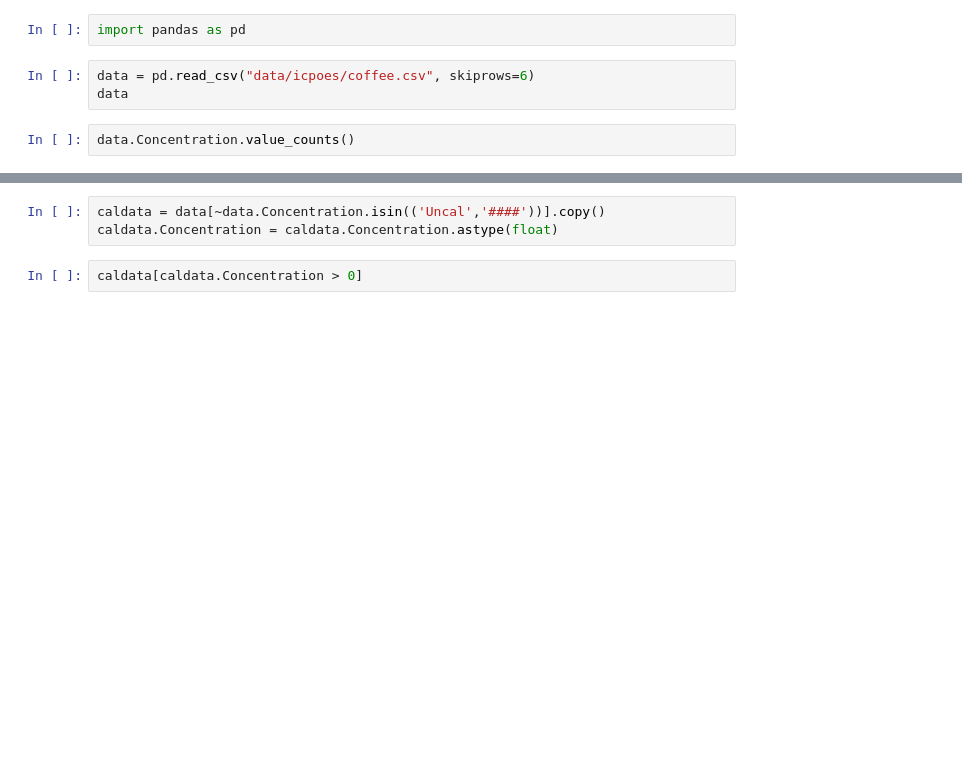
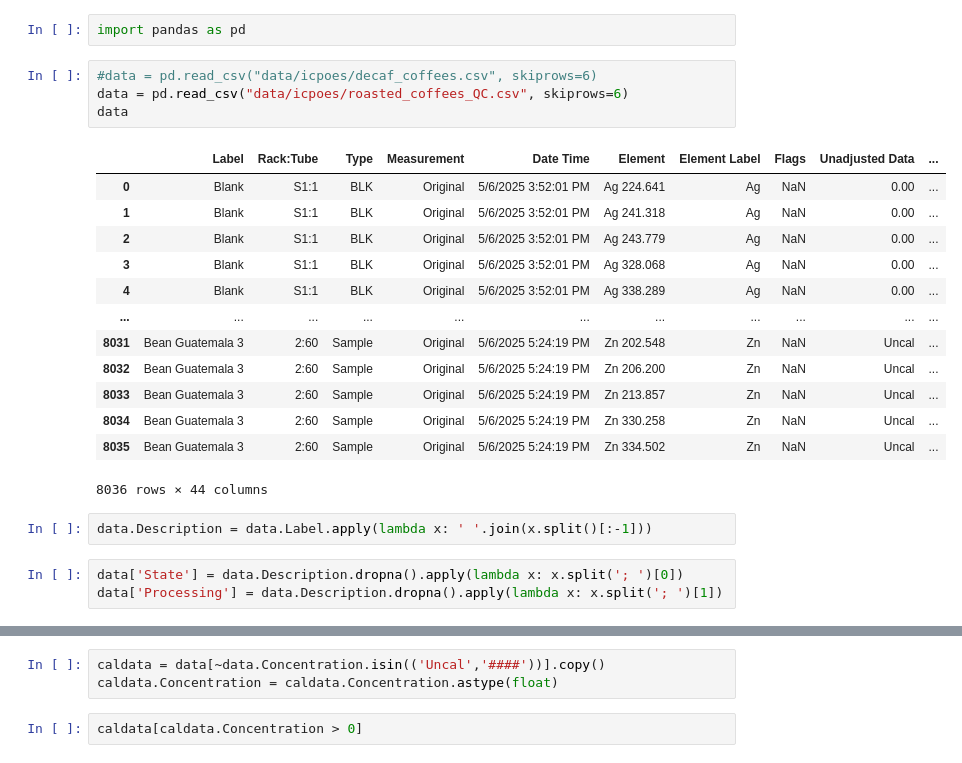
Before and after one commit to AgentschapPlantentuinMeise/MeiseCSI, a Jupyter notebook: notebooks/element_analysis.ipynb, the cells around one changed output, grey strips where cells are left out. Drawn from its saved outputs; the diff is of its cells as text; blank space fills up the shorter version.

```diff
--- a/notebooks/element_analysis.ipynb
+++ b/notebooks/element_analysis.ipynb
@@ -1,9 +1,27 @@
 # %%
 import pandas as pd
 # %%
-data = pd.read_csv("data/icpoes/coffee.csv", skiprows=6)
+#data = pd.read_csv("data/icpoes/decaf_coffees.csv", skiprows=6)
+data = pd.read_csv("data/icpoes/roasted_coffees_QC.csv", skiprows=6)
 data
+# %% [output]
+|  | Label | Rack:Tube | Type | Measurement | Date Time | Element | Element Label | Flags | Unadjusted Data | ... |
+| 0 | Blank | S1:1 | BLK | Original | 5/6/2025 3:52:01 PM | Ag 224.641 | Ag | NaN | 0.00 | ... |
+| 1 | Blank | S1:1 | BLK | Original | 5/6/2025 3:52:01 PM | Ag 241.318 | Ag | NaN | 0.00 | ... |
+| 2 | Blank | S1:1 | BLK | Original | 5/6/2025 3:52:01 PM | Ag 243.779 | Ag | NaN | 0.00 | ... |
+| 3 | Blank | S1:1 | BLK | Original | 5/6/2025 3:52:01 PM | Ag 328.068 | Ag | NaN | 0.00 | ... |
+| 4 | Blank | S1:1 | BLK | Original | 5/6/2025 3:52:01 PM | Ag 338.289 | Ag | NaN | 0.00 | ... |
+| ... | ... | ... | ... | ... | ... | ... | ... | ... | ... | ... |
+| 8031 | Bean Guatemala 3 | 2:60 | Sample | Original | 5/6/2025 5:24:19 PM | Zn 202.548 | Zn | NaN | Uncal | ... |
+| 8032 | Bean Guatemala 3 | 2:60 | Sample | Original | 5/6/2025 5:24:19 PM | Zn 206.200 | Zn | NaN | Uncal | ... |
+| 8033 | Bean Guatemala 3 | 2:60 | Sample | Original | 5/6/2025 5:24:19 PM | Zn 213.857 | Zn | NaN | Uncal | ... |
+| 8034 | Bean Guatemala 3 | 2:60 | Sample | Original | 5/6/2025 5:24:19 PM | Zn 330.258 | Zn | NaN | Uncal | ... |
+| 8035 | Bean Guatemala 3 | 2:60 | Sample | Original | 5/6/2025 5:24:19 PM | Zn 334.502 | Zn | NaN | Uncal | ... |
+8036 rows × 44 columns
-# %%
-data.Concentration.value_counts()
+# %%
+data.Description = data.Label.apply(lambda x: ' '.join(x.split()[:-1]))
+# %%
+data['State'] = data.Description.dropna().apply(lambda x: x.split('; ')[0])
+data['Processing'] = data.Description.dropna().apply(lambda x: x.split('; ')[1])
 # %%
 data.iloc[0]
```
Also changed, not shown: parts of 8 cells of this notebook, 6 other files.
